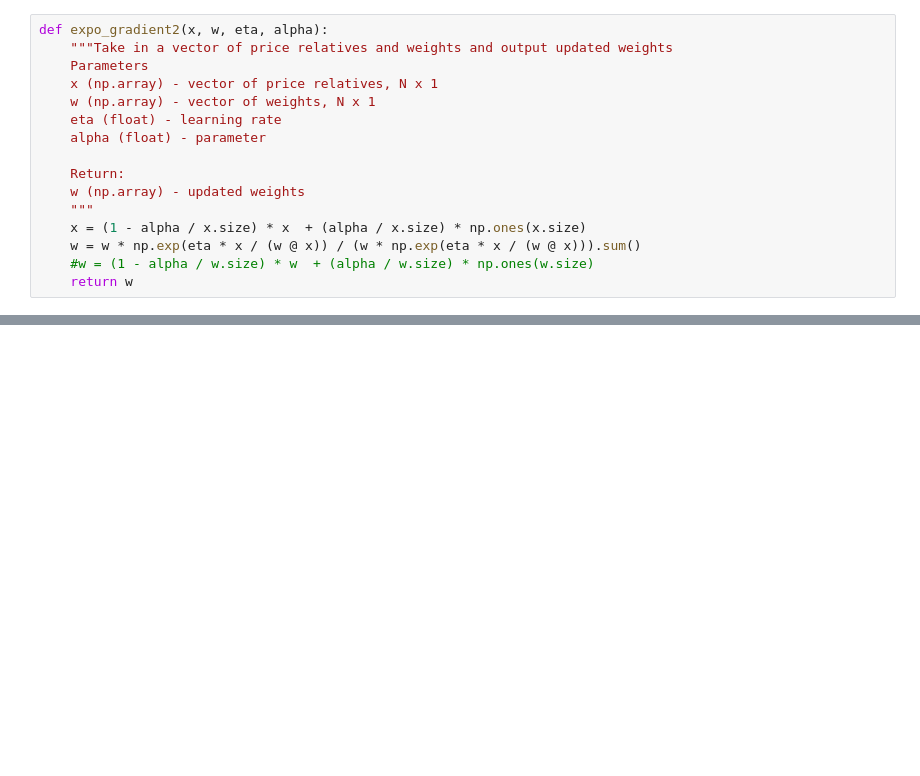
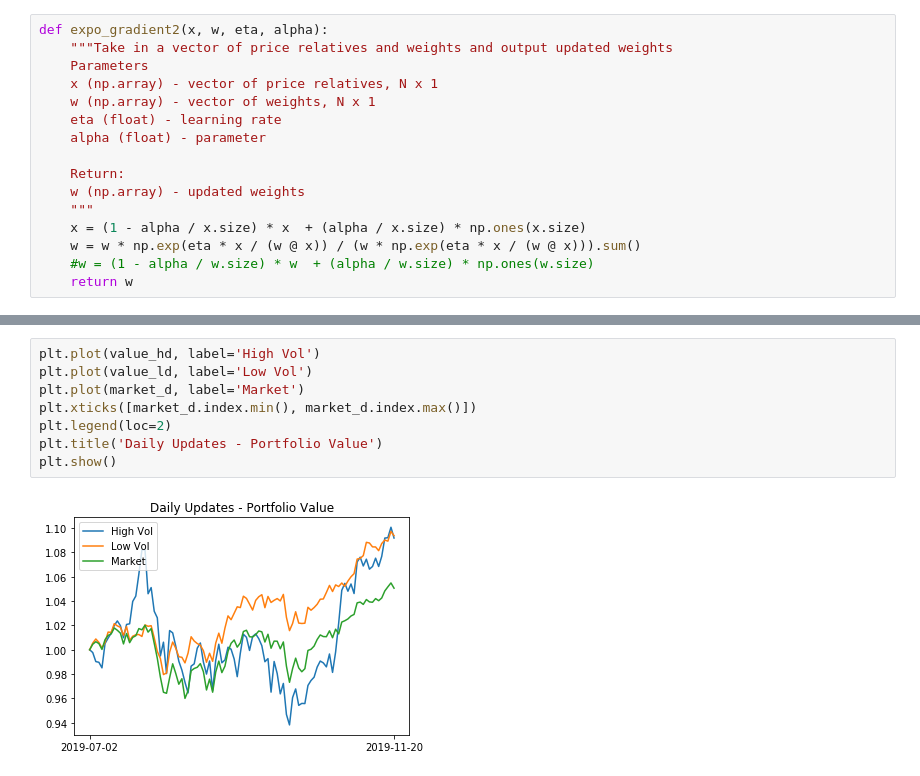
Before and after one commit to soujanyaduggirala/OnlineLearningStockPortfolios, a Jupyter notebook: expo_gradient.ipynb, the cells around one changed output, grey strips where cells are left out. Cells and saved outputs as stored; diff of their text form; blank space fills up the shorter version.

```diff
--- a/expo_gradient.ipynb
+++ b/expo_gradient.ipynb
@@ -77,0 +106,10 @@ plt.get_cmap('viridis')
+# %%
+plt.plot(value_hd, label='High Vol')
+plt.plot(value_ld, label='Low Vol')
+plt.plot(market_d, label='Market')
+plt.xticks([market_d.index.min(), market_d.index.max()])
+plt.legend(loc=2)
+plt.title('Daily Updates - Portfolio Value')
+plt.show()
+# %% [output]
+[figure, added]
```
Also changed, not shown: parts of 13 cells of this notebook, 6 other files.
